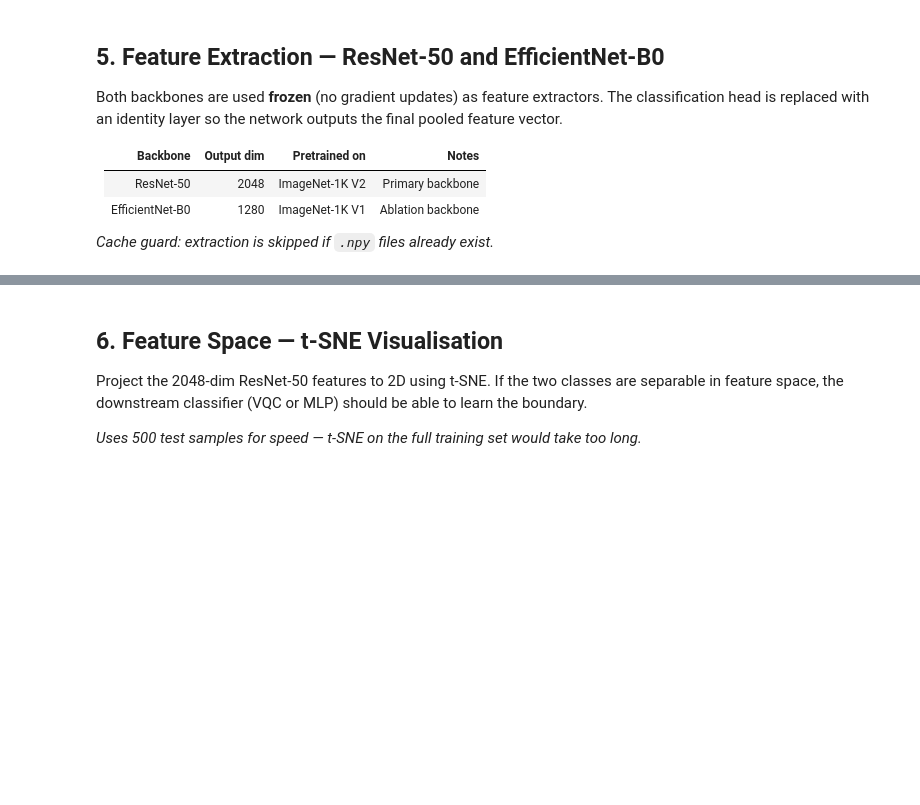
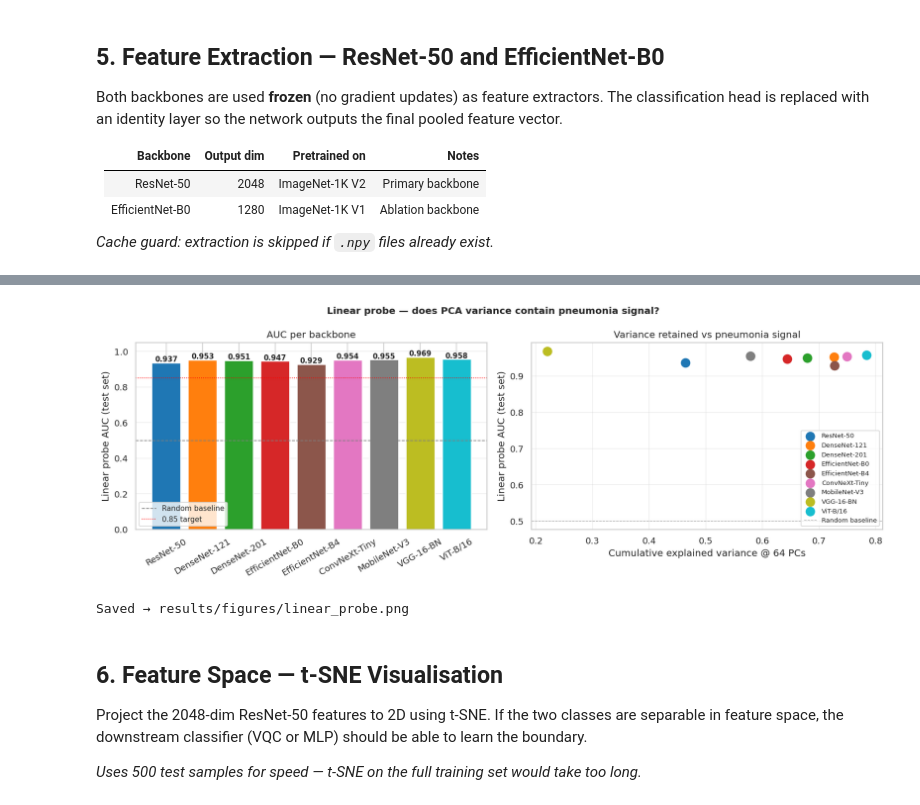
Before and after one commit to mforgo/Hybrid-model-for-pneumonia-detection, a Jupyter notebook: 02_preprocessing.ipynb, the cells around one changed output, grey strips where cells are left out. Cells and saved outputs as stored; diff of their text form; code cells hidden in the pictures; blank space fills up the shorter version.

```diff
--- a/02_preprocessing.ipynb
+++ b/02_preprocessing.ipynb
@@ -455,3 +624,47 @@ EfficientNet-B0 — train: (4185, 1280),  val: (1047, 1280),  test: (624, 1280)
+# %%
+fig, (ax1, ax2) = plt.subplots(1, 2, figsize=(14, 5))
+fig.suptitle('Linear probe — does PCA variance contain pneumonia signal?',
+             fontsize=12, fontweight='bold')
+
+colors = plt.cm.tab10(np.linspace(0, 1, len(probe_results)))
+
+# ── Left: bar chart of AUC per backbone
+backbones = [r['Backbone']         for r in probe_results]
+aucs      = [r['Linear probe AUC'] for r in probe_results]
+bars = ax1.bar(backbones, aucs, color=colors, edgecolor='white', linewidth=1.5)
+ax1.axhline(0.5,  color='gray', linestyle='--', linewidth=1,   label='Random baseline')
+ax1.axhline(0.85, color='red',  linestyle=':',  linewidth=1,   label='0.85 target')
+for bar, auc in zip(bars, aucs):
+    ax1.text(bar.get_x() + bar.get_width()/2, bar.get_height() + 0.005,
+             f'{auc:.3f}', ha='center', fontsize=9, fontweight='bold')
+ax1.set_ylabel('Linear probe AUC (test set)')
+ax1.set_title('AUC per backbone')
+ax1.set_ylim(0, 1.05)
+ax1.tick_params(axis='x', rotation=30)
+ax1.legend(fontsize=9)
+ax1.grid(True, axis='y', alpha=0.3)
+
+# ── Right: scatter — variance retained vs probe AUC
+for row, color in zip(probe_results, colors):
+    ax2.scatter(row['Var @ 64 PCs'], row['Linear probe AUC'],
+                s=120, color=color, zorder=3, label=row['Backbone'])
+
+
+ax2.axhline(0.5,  color='gray', linestyle='--', linewidth=0.8, alpha=0.6,
+            label='Random baseline')
+ax2.set_xlabel('Cumulative explained variance @ 64 PCs')
+ax2.set_ylabel('Linear probe AUC (test set)')
+ax2.set_title('Variance retained vs pneumonia signal')
+ax2.legend(fontsize=8, loc='lower right')
+ax2.grid(True, alpha=0.3)
+
+plt.tight_layout()
+plt.savefig(f'{FIG_DIR}/linear_probe.png', dpi=150, bbox_inches='tight')
+plt.show()
+print('Saved → results/figures/linear_probe.png')
+# %% [output]
+[figure, added]
+Saved → results/figures/linear_probe.png
 # %% [markdown]
 ## 6. Feature Space — t-SNE Visualisation
 
```
Also changed, not shown: parts of 17 cells of this notebook.
